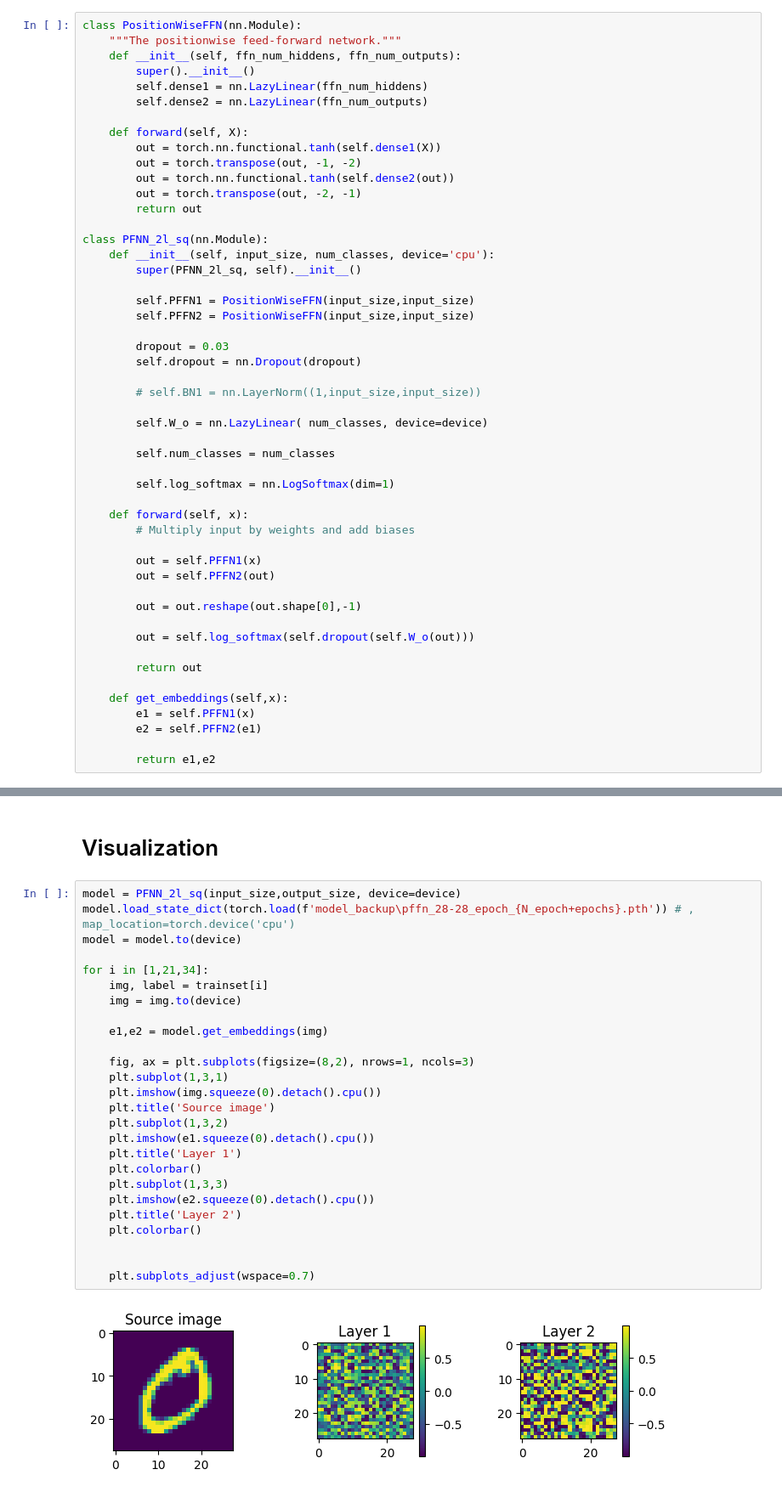
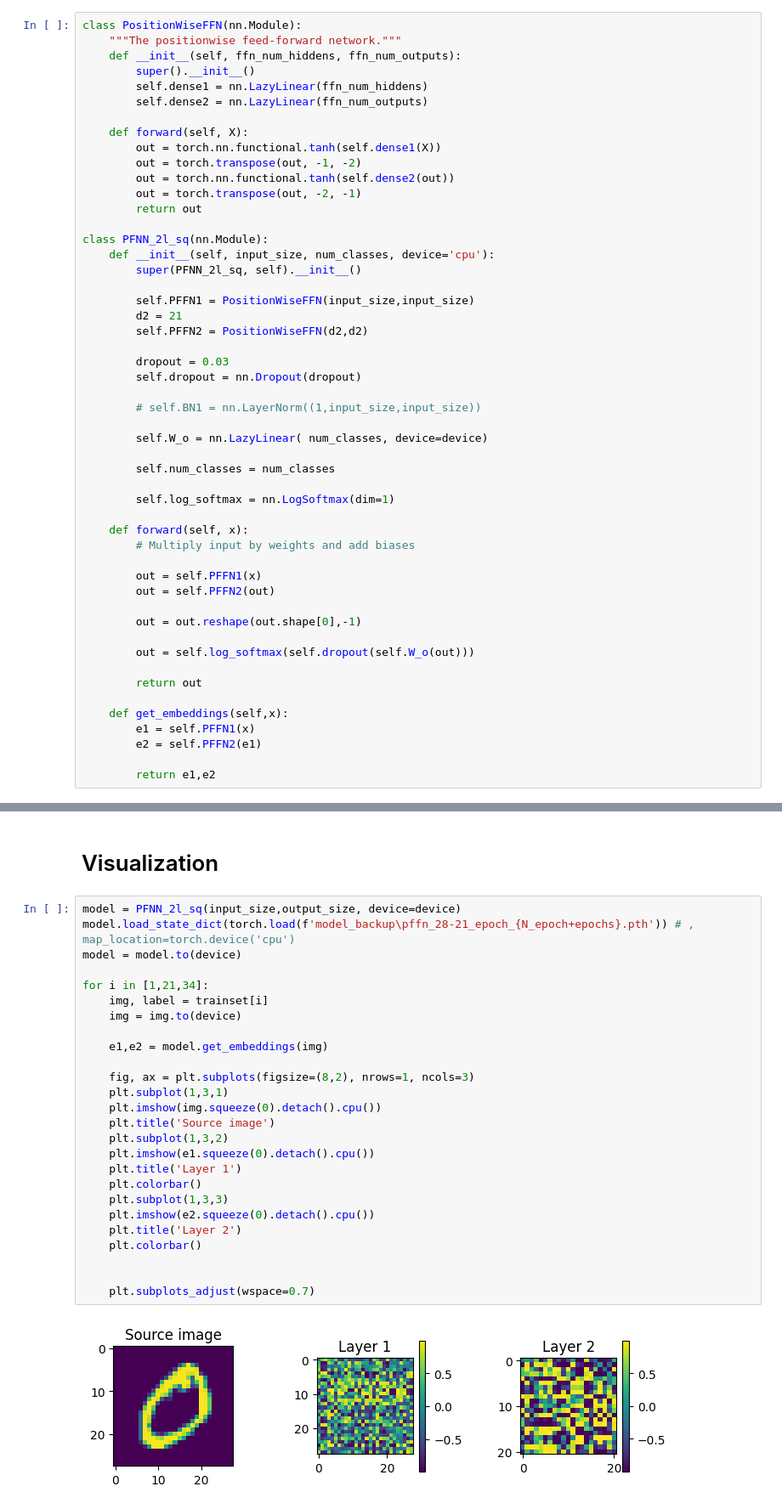
Before and after one commit to krivalcevich-egor/Recognize-Handwritten-Digits, a Jupyter notebook: src/python scripts/pffn_2lyaer_model.ipynb, the cells around one changed output, grey strips where cells are left out. Shown at 85% size. Cells and saved outputs as stored; diff of their text form.

Commit message:
pffn-2layer-28-21 trained. ACC=98.27 (02-12-2024)

```diff
--- a/src/python scripts/pffn_2lyaer_model.ipynb
+++ b/src/python scripts/pffn_2lyaer_model.ipynb
@@ -59,7 +59,8 @@ class PFNN_2l_sq(nn.Module):
         super(PFNN_2l_sq, self).__init__()
 
         self.PFFN1 = PositionWiseFFN(input_size,input_size)
-        self.PFFN2 = PositionWiseFFN(input_size,input_size)
+        d2 = 21
+        self.PFFN2 = PositionWiseFFN(d2,d2)
 
         dropout = 0.03
         self.dropout = nn.Dropout(dropout)
@@ -238,29 +239,29 @@ Accuracy =  0.9834
 # Visualization
 # %%
 model = PFNN_2l_sq(input_size,output_size, device=device)
-model.load_state_dict(torch.load(f'model_backup\pffn_28-28_epoch_{N_epoch+epochs}.pth')) # , map_location=torch.device('cpu')
+model.load_state_dict(torch.load(f'model_backup\pffn_28-21_epoch_{N_epoch+epochs}.pth')) # , map_location=torch.device('cpu')
 model = model.to(device)
 
 for i in [1,21,34]:
     img, label = trainset[i]
     img = img.to(device)
 
     e1,e2 = model.get_embeddings(img)
 
     fig, ax = plt.subplots(figsize=(8,2), nrows=1, ncols=3)
     plt.subplot(1,3,1)
     plt.imshow(img.squeeze(0).detach().cpu())
     plt.title('Source image')
     plt.subplot(1,3,2)
     plt.imshow(e1.squeeze(0).detach().cpu())
     plt.title('Layer 1')
     plt.colorbar()
     plt.subplot(1,3,3)
     plt.imshow(e2.squeeze(0).detach().cpu())
     plt.title('Layer 2')
     plt.colorbar()
 
 
     plt.subplots_adjust(wspace=0.7)
 # %% [output]
-[figure, old version]
+[figure, new version]
```
Also changed, not shown: parts of 5 cells of this notebook, 5 other files.
